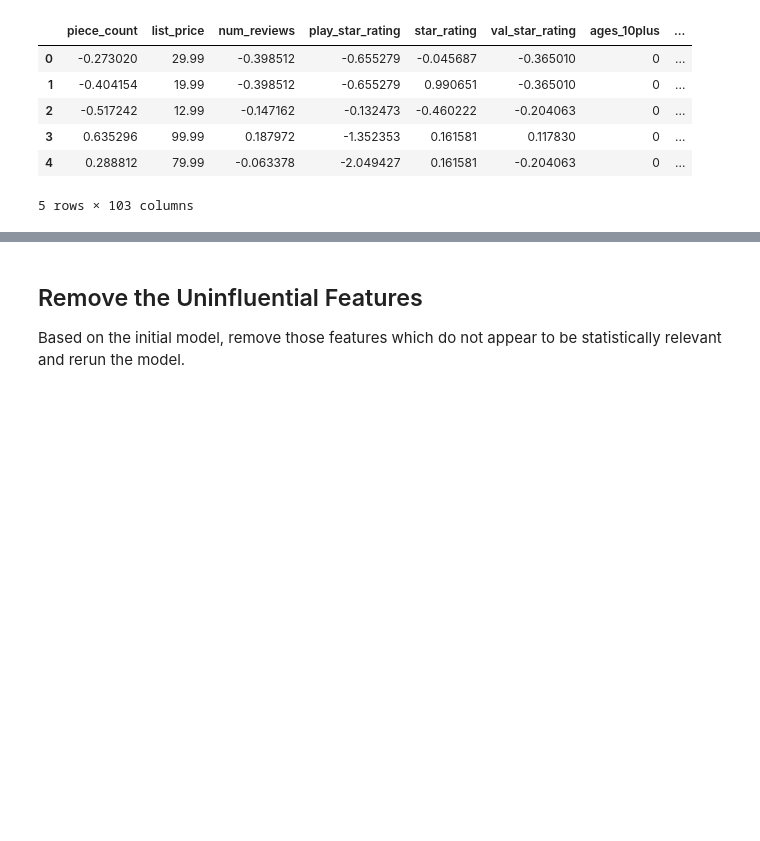
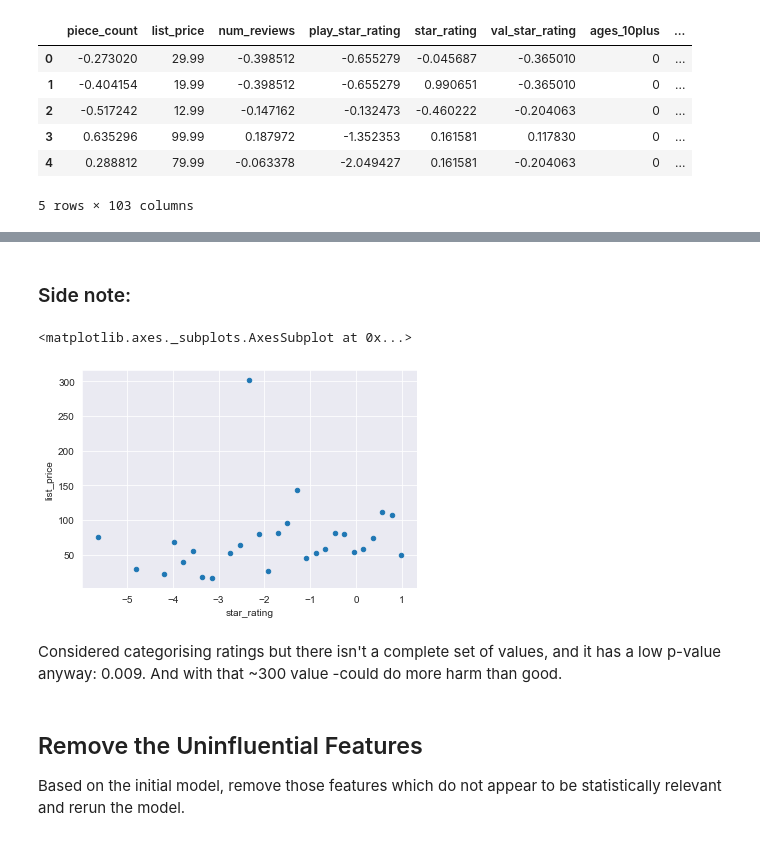
Before and after one commit to Stenke/Multiple-Regression-Aggression, a Jupyter notebook: Leggo_Model.ipynb, the cells around one changed output, grey strips where cells are left out. Saved outputs shown, nothing was run; the diff lists cells and outputs as text; code cells hidden in the pictures; blank space fills up the shorter version.

```diff
--- a/Leggo_Model.ipynb
+++ b/Leggo_Model.ipynb
@@ -125,4 +126,13 @@ Warnings:
 strong multicollinearity problems or that the design matrix is singular.
+# %% [markdown]
+### Side note:
+# %%
+df.groupby('star_rating').mean().reset_index().plot.scatter('star_rating', 'list_price');
+# %% [output]
+<matplotlib.axes._subplots.AxesSubplot at 0x...>
+[figure, added]
+# %% [markdown]
+Considered categorising ratings but there isn't a complete set of values, and it has a low p-value anyway: 0.009. And with that ~300 value -could do more harm than good.
 # %% [markdown]
 ## Remove the Uninfluential Features
 
```
Also changed, not shown: parts of 17 cells of this notebook.
